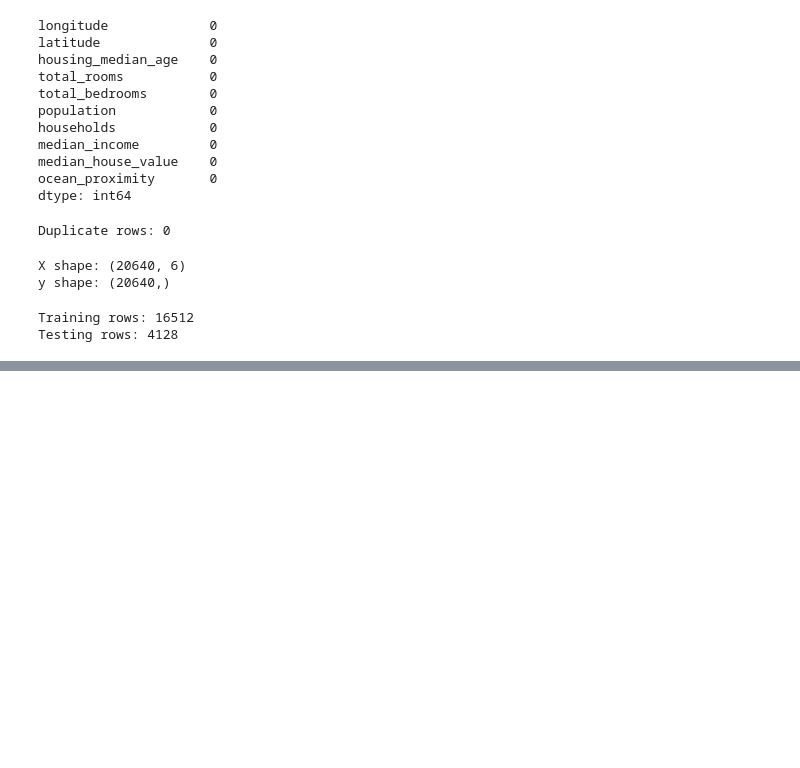
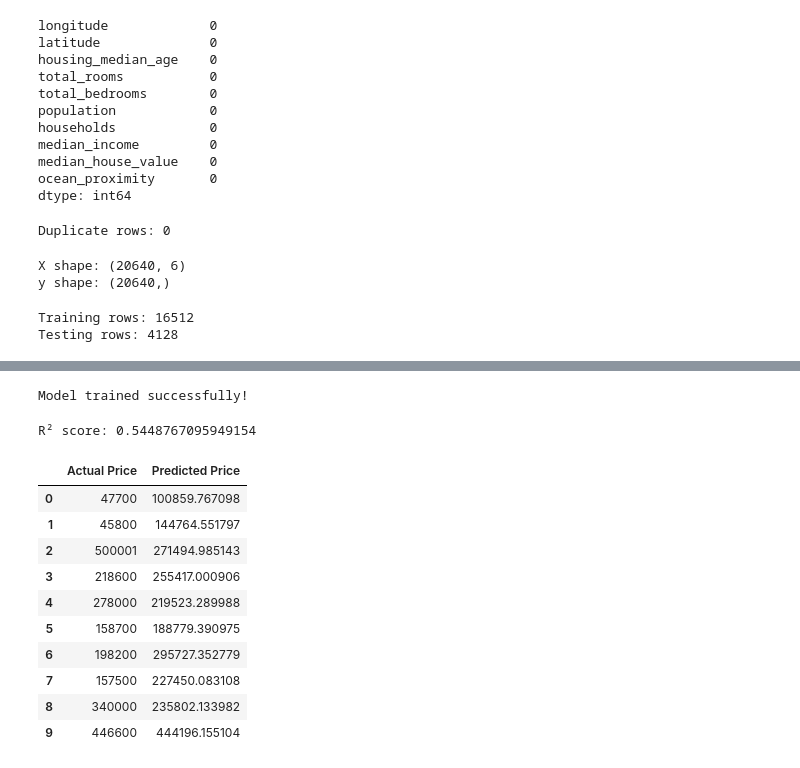
Before and after one commit to divyadn-analytics/SQL-Practice, a Jupyter notebook: housing_predictprice.ipynb, the cells around one changed output, grey strips where cells are left out. Drawn from its saved outputs; the diff is of its cells as text; code cells hidden in the pictures; blank space fills up the shorter version.

```diff
--- a/housing_predictprice.ipynb
+++ b/housing_predictprice.ipynb
@@ -128,0 +143,33 @@ model.fit(X_train, y_train)
+# %%
+model.fit(X_train, y_train)
+
+print("Model trained successfully!")
+# %% [output]
+Model trained successfully!
+# %%
+from sklearn.metrics import r2_score
+
+r2 = r2_score(y_test, y_pred)
+
+print("R² score:", r2)
+# %% [output]
+R² score: 0.5448767095949154
+# %%
+results = pd.DataFrame({
+    'Actual Price': y_test.values,
+    'Predicted Price': y_pred
+})
+
+results.head(10)
+# %% [output]
+|  | Actual Price | Predicted Price |
+| 0 | 47700 | 100859.767098 |
+| 1 | 45800 | 144764.551797 |
+| 2 | 500001 | 271494.985143 |
+| 3 | 218600 | 255417.000906 |
+| 4 | 278000 | 219523.289988 |
+| 5 | 158700 | 188779.390975 |
+| 6 | 198200 | 295727.352779 |
+| 7 | 157500 | 227450.083108 |
+| 8 | 340000 | 235802.133982 |
+| 9 | 446600 | 444196.155104 |
```
Also changed, not shown: parts of 16 cells of this notebook.
